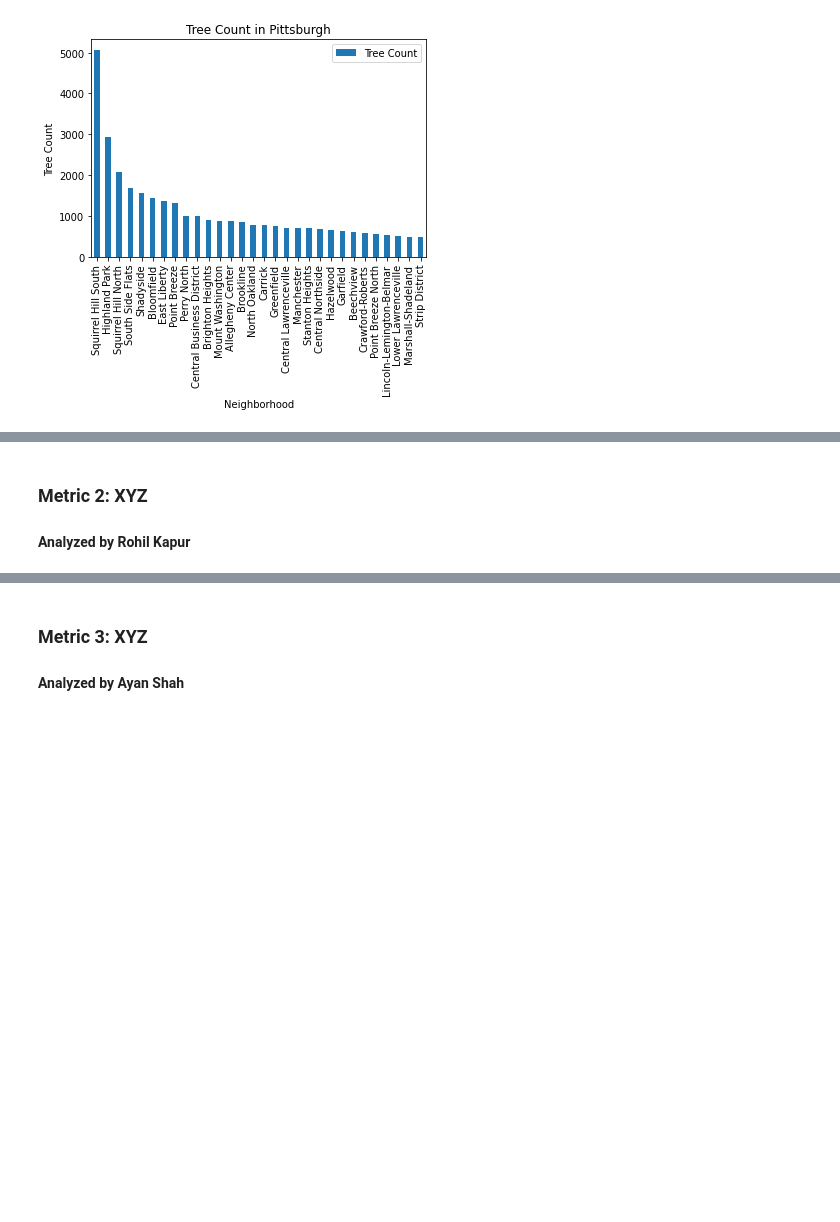
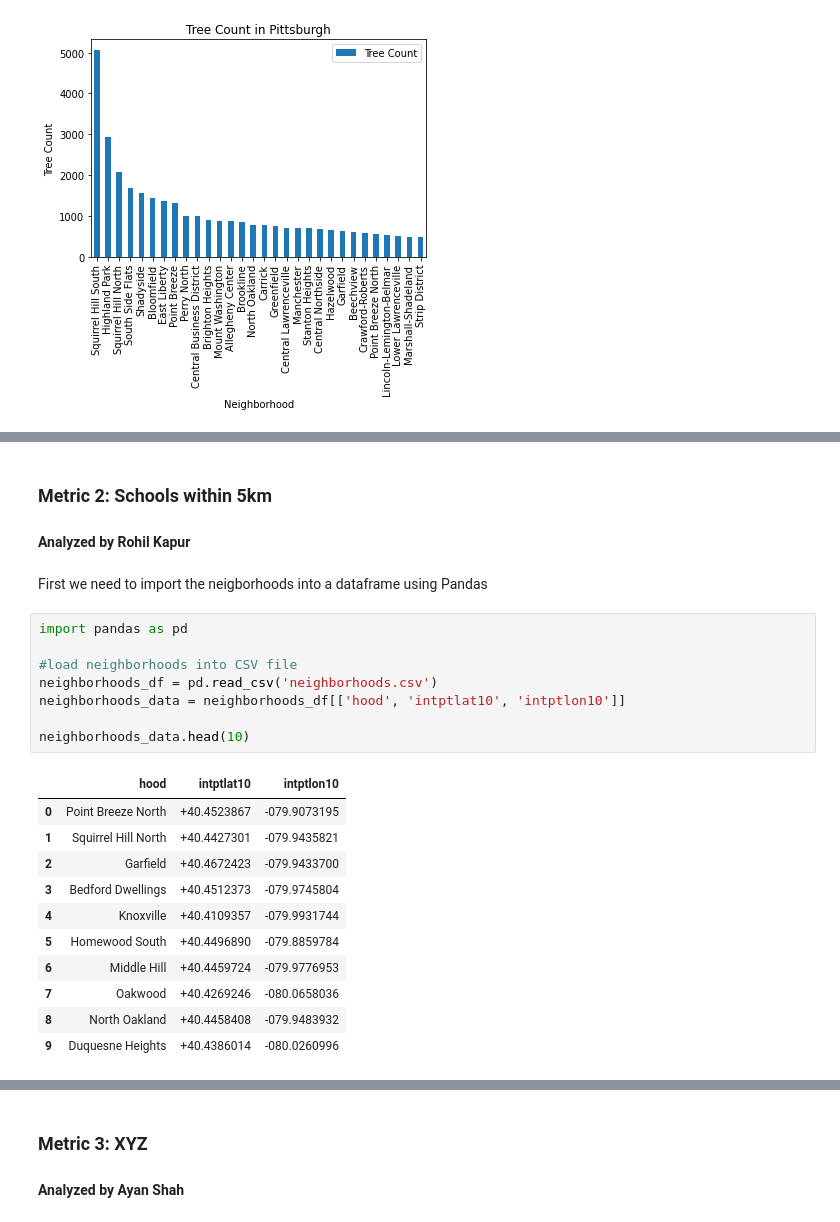
Before and after one commit to rohilkapur03/cmpinf_0010_final, a Jupyter notebook: finalproject.ipynb, the cells around one changed output, grey strips where cells are left out. Saved outputs shown, nothing was run; the diff lists cells and outputs as text; blank space fills up the shorter version.

```diff
--- a/project.ipynb
+++ b/finalproject.ipynb
@@ -198,5 +199,27 @@ map
 # %% [output]
 [interactive output not drawn]
 # %% [markdown]
-### Metric 2: XYZ
+### Metric 2: Schools within 5km
 #### Analyzed by Rohil Kapur
+# %% [markdown]
+First we need to import the neigborhoods into a dataframe using Pandas
+# %%
+import pandas as pd
+
+#load neighborhoods into CSV file
+neighborhoods_df = pd.read_csv('neighborhoods.csv')
+neighborhoods_data = neighborhoods_df[['hood', 'intptlat10', 'intptlon10']]
+
+neighborhoods_data.head(10)
+# %% [output]
+|  | hood | intptlat10 | intptlon10 |
+| 0 | Point Breeze North | +40.4523867 | -079.9073195 |
+| 1 | Squirrel Hill North | +40.4427301 | -079.9435821 |
+| 2 | Garfield | +40.4672423 | -079.9433700 |
+| 3 | Bedford Dwellings | +40.4512373 | -079.9745804 |
+| 4 | Knoxville | +40.4109357 | -079.9931744 |
+| 5 | Homewood South | +40.4496890 | -079.8859784 |
+| 6 | Middle Hill | +40.4459724 | -079.9776953 |
+| 7 | Oakwood | +40.4269246 | -080.0658036 |
+| 8 | North Oakland | +40.4458408 | -079.9483932 |
+| 9 | Duquesne Heights | +40.4386014 | -080.0260996 |
```
Also changed, not shown: parts of 13 cells of this notebook.
